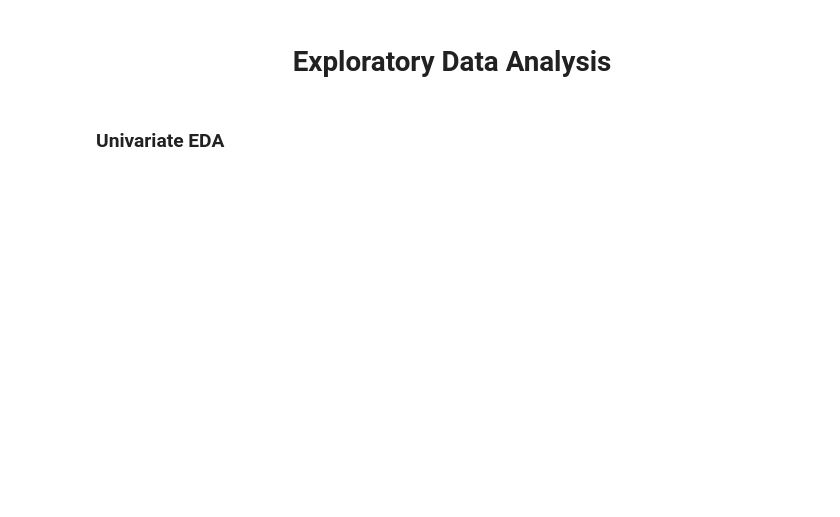
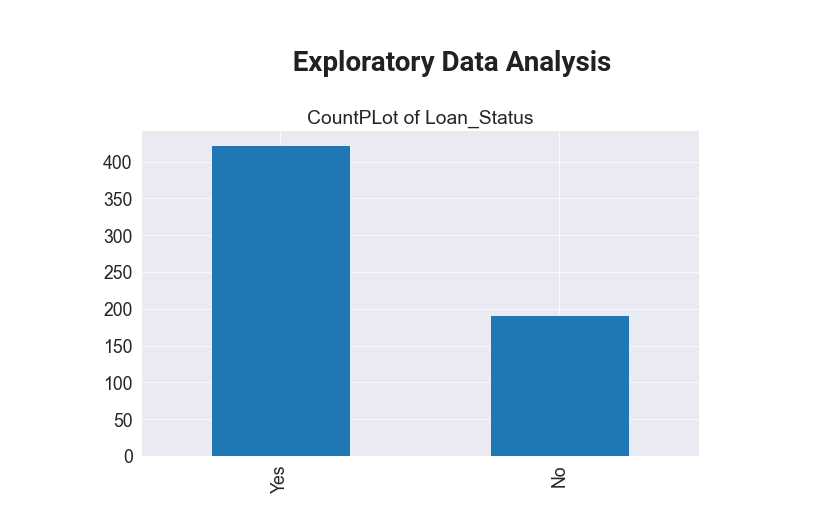
Before and after one commit to Muhammad-Sheraz-ds/Loan-Status-Prediction, a Jupyter notebook: Loan-Eligibility-Prediction.ipynb, the cells around one changed output. Saved outputs shown, nothing was run; the diff lists cells and outputs as text; code cells hidden in the pictures; blank space fills up the shorter version.

```diff
--- a/Loan-Eligibility-Prediction.ipynb
+++ b/Loan-Eligibility-Prediction.ipynb
@@ -128,4 +127,2 @@ cat_df.sample(5)
 # %% [markdown]
 <h1 align=center > Exploratory Data Analysis </h1>
-# %% [markdown]
-### Univariate EDA
@@ -131,0 +131,5 @@ cat_df.sample(5)
+# %%
+df['Loan_Status'].value_counts().plot(kind='bar')
+plt.title('CountPLot of Loan_Status');
+# %% [output]
+[figure, added]
```
Also changed, not shown: parts of 37 cells of this notebook.
